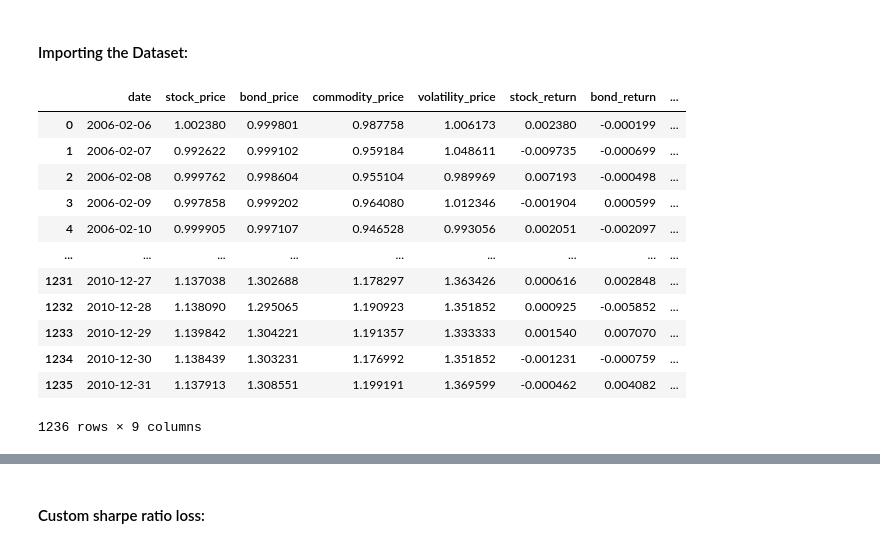
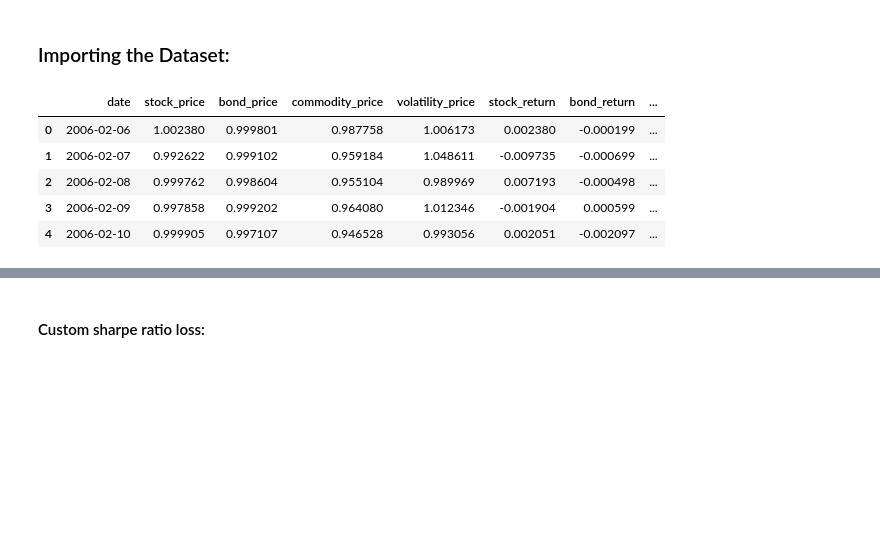
Before and after one commit to BelmudesLSB/quant-finance-projects, a Jupyter notebook: lstm_portfolio_opt/02_ltsm_trading_strategy.ipynb, the cells around one changed output, grey strips where cells are left out. Drawn from its saved outputs; the diff is of its cells as text; code cells hidden in the pictures; blank space fills up the shorter version.

```diff
--- a/lstm_portfolio_opt/02_ltsm_trading_strategy.ipynb
+++ b/lstm_portfolio_opt/02_ltsm_trading_strategy.ipynb
@@ -9,3 +10,8 @@ import matplotlib.pyplot as plt
 # %% [markdown]
-#### Importing the Dataset:
+### Importing the Dataset:
+# %%
+try:
+    df_stock_prices = pd.read_csv(r"C:\Users\IRLXB03\Downloads\bloomberg_data_DL.csv")
+except FileNotFoundError:
+    df_stock_prices = pd.read_csv(r"C:\Users\belmu\Downloads\bloomberg_data_DL.csv")
 # %%
@@ -68,18 +70,11 @@ df_val   = df_stock_prices[(df_stock_prices['date'] > train_end) &
 df_test  = df_stock_prices[(df_stock_prices['date'] > val_end) &
                            (df_stock_prices['date'] <= test_end)].reset_index(drop=True)
 # %%
-df_train
+df_train.head()
 # %% [output]
 |  | date | stock_price | bond_price | commodity_price | volatility_price | stock_return | bond_return | ... |
 | 0 | 2006-02-06 | 1.002380 | 0.999801 | 0.987758 | 1.006173 | 0.002380 | -0.000199 | ... |
 | 1 | 2006-02-07 | 0.992622 | 0.999102 | 0.959184 | 1.048611 | -0.009735 | -0.000699 | ... |
 | 2 | 2006-02-08 | 0.999762 | 0.998604 | 0.955104 | 0.989969 | 0.007193 | -0.000498 | ... |
 | 3 | 2006-02-09 | 0.997858 | 0.999202 | 0.964080 | 1.012346 | -0.001904 | 0.000599 | ... |
 | 4 | 2006-02-10 | 0.999905 | 0.997107 | 0.946528 | 0.993056 | 0.002051 | -0.002097 | ... |
-| ... | ... | ... | ... | ... | ... | ... | ... | ... |
-| 1231 | 2010-12-27 | 1.137038 | 1.302688 | 1.178297 | 1.363426 | 0.000616 | 0.002848 | ... |
-| 1232 | 2010-12-28 | 1.138090 | 1.295065 | 1.190923 | 1.351852 | 0.000925 | -0.005852 | ... |
-| 1233 | 2010-12-29 | 1.139842 | 1.304221 | 1.191357 | 1.333333 | 0.001540 | 0.007070 | ... |
-| 1234 | 2010-12-30 | 1.138439 | 1.303231 | 1.176992 | 1.351852 | -0.001231 | -0.000759 | ... |
-| 1235 | 2010-12-31 | 1.137913 | 1.308551 | 1.199191 | 1.369599 | -0.000462 | 0.004082 | ... |
-1236 rows × 9 columns
```
Also changed, not shown: parts of 29 cells of this notebook.
